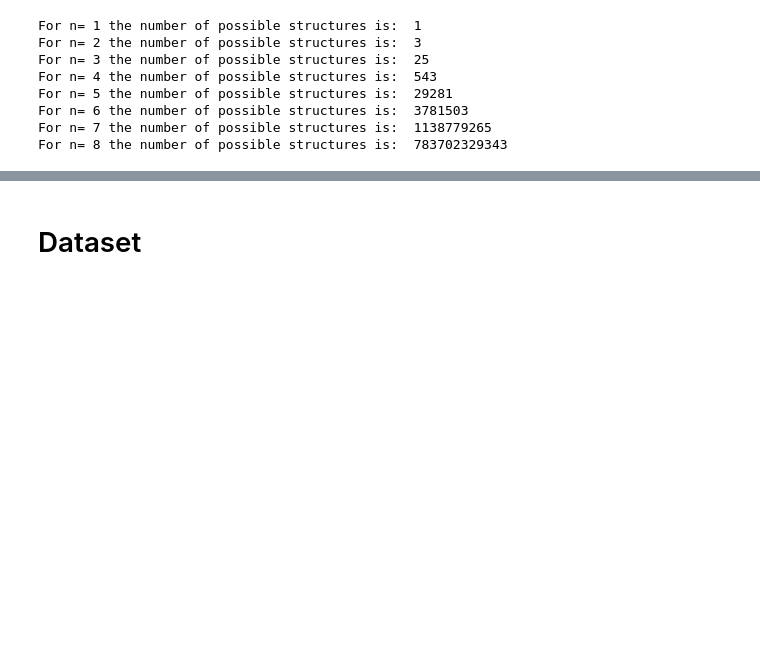
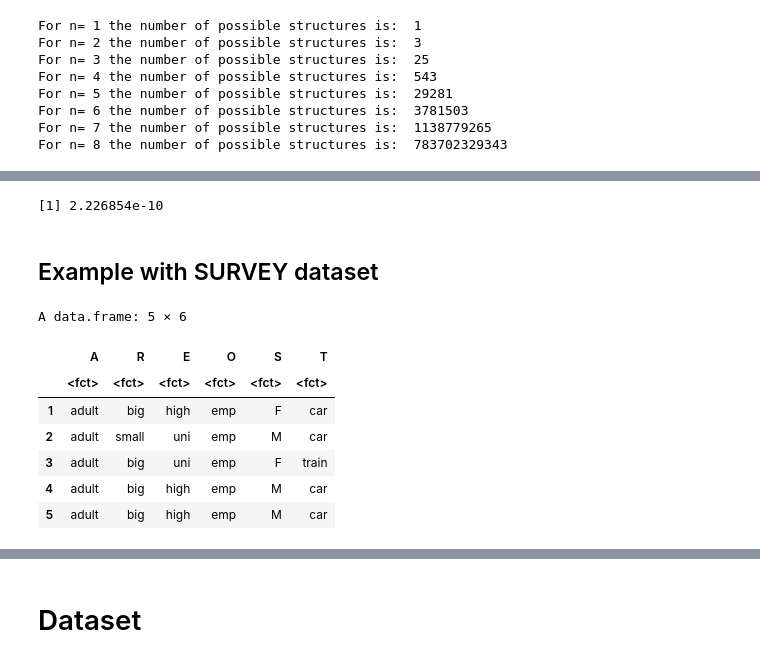
Before and after one commit to SaverioMonaco/k2Algorithm, a Jupyter notebook: project.ipynb, the cells around one changed output, grey strips where cells are left out. Cells and saved outputs as stored; diff of their text form; code cells hidden in the pictures; blank space fills up the shorter version.

Commit message:
experimenting with smal examples

```diff
--- a/project.ipynb
+++ b/project.ipynb
@@ -46,0 +146,53 @@ For n= 8 the number of possible structures is:  783702329343
+# %%
+# This function is very similar for the previous one but it's adapted for this other network structure
+ex.probmodel2 <- function(D)
+    {
+        nvar <- length(names(D))
+
+        # For n = 1
+        col1 <- dplyr::pull(D, 1)
+        nunique1 <- length(unique(col1))
+        prod <- factorial(nunique1-1)
+        den <- nunique - 1
+
+        for(i in 1:nunique1)
+            {
+                prod <- prod*factorial(length(col1[col1 == unique(col1)[i]]))
+                den <- den + length(col1[col1 == unique(col1)[i]])
+            }
+        prod <- prod/factorial(den)
+
+        # For n >= 1
+        for(i in 2:nvar)
+            {
+                col <- dplyr::pull(D, i)
+                prevcol <- dplyr::pull(D, 1)
+
+                r <- length(unique(col))
+                q <- length(unique(prevcol))
+                for(j in 1:q)
+                    {
+                        nij <- 0
+                        for(k in 1:r)
+                            {
+                                nijk <- sum(prevcol == unique(prevcol)[j] & col == unique(col)[k])
+                                nij <- nij + nijk
+                                prod <- prod*factorial(nijk)
+                            }
+
+                        prod <- prod*factorial(r - 1)/factorial(nij + r - 1)
+                    }
+
+            }
+
+        return(prod)
+    }
+
+ex.probmodel2(ex)
+# %% [output]
+[1] 2.226854e-10
+# %% [markdown]
+## Example with SURVEY dataset
+# %%
+# Load the dataset from the txt file
+survey <- read.table("./dataset/survey.txt", header = TRUE, stringsAsFactors = TRUE)
@@ -46,0 +209,11 @@ For n= 8 the number of possible structures is:  783702329343
+# %%
+head(survey, n=5)
+# %% [output]
+A data.frame: 5 × 6
+|  | A | R | E | O | S | T |
+|  | <fct> | <fct> | <fct> | <fct> | <fct> | <fct> |
+| 1 | adult | big | high | emp | F | car |
+| 2 | adult | small | uni | emp | M | car |
+| 3 | adult | big | uni | emp | F | train |
+| 4 | adult | big | high | emp | M | car |
+| 5 | adult | big | high | emp | M | car |
```
Also changed, not shown: parts of 11 cells of this notebook, 3 other files.
